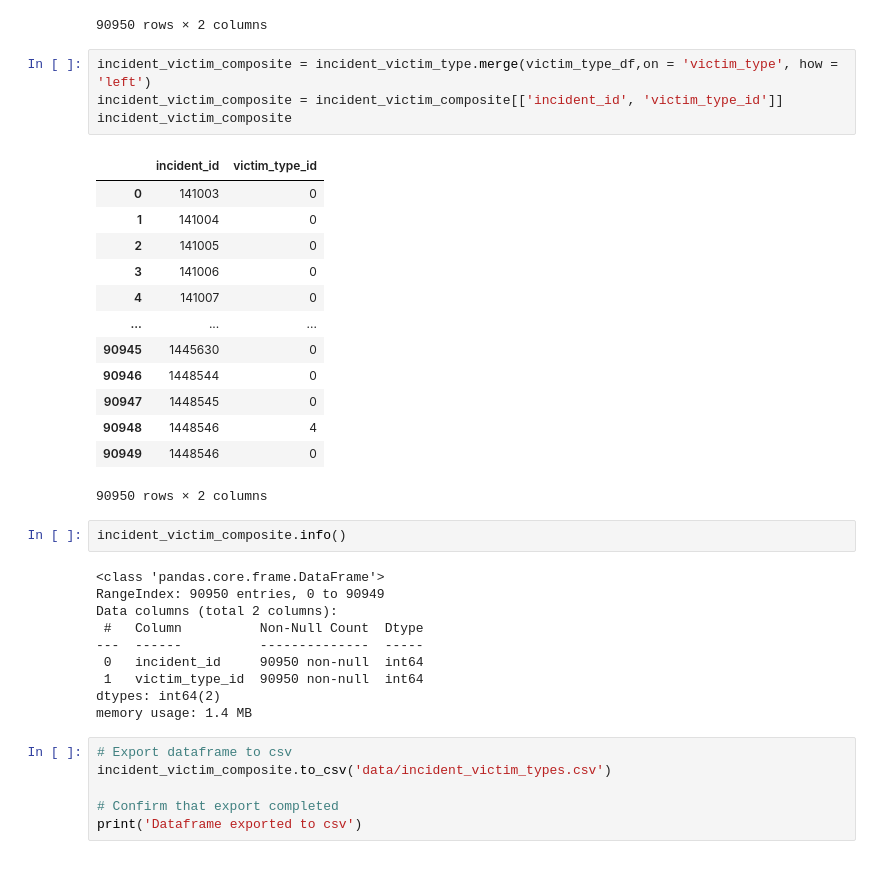
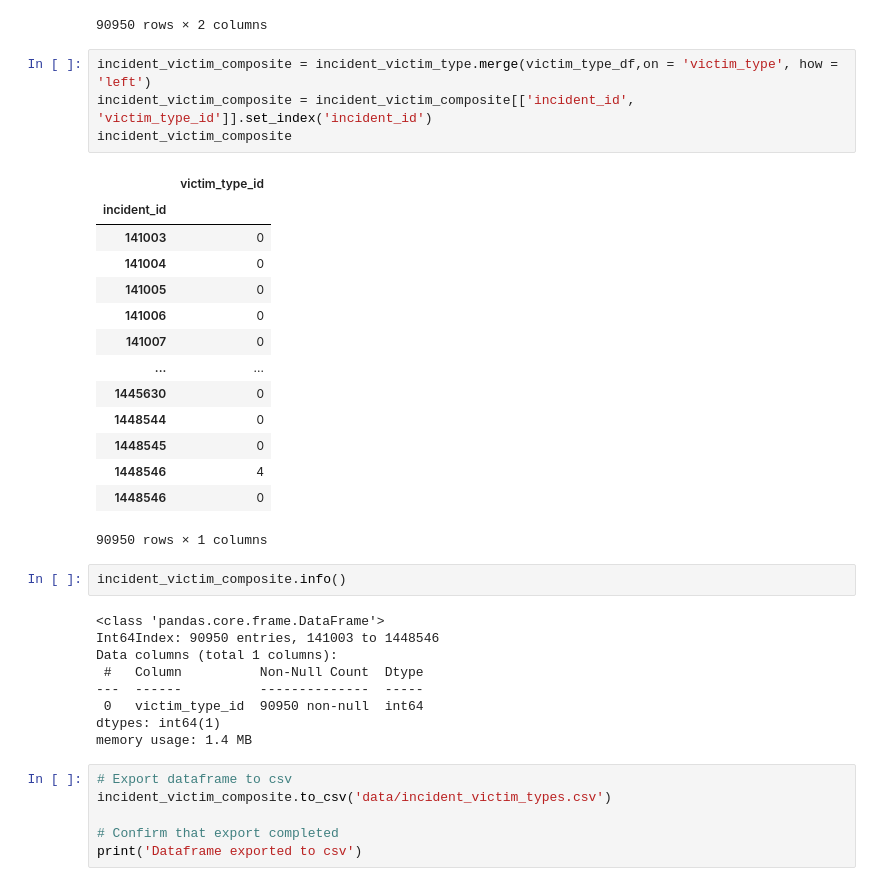
Before and after one commit to evacs/Project-3, a Jupyter notebook: etl/fbi_hate_crimes_data_matt.ipynb, the cells around one changed output. Drawn from its saved outputs; the diff is of its cells as text.

Commit message:
update incident victim types csv export

```diff
--- a/etl/fbi_hate_crimes_data_matt.ipynb
+++ b/etl/fbi_hate_crimes_data_matt.ipynb
@@ -331,33 +331,33 @@ incident_victim_type
 90950 rows × 2 columns
 # %%
 incident_victim_composite = incident_victim_type.merge(victim_type_df,on = 'victim_type', how = 'left')
-incident_victim_composite = incident_victim_composite[['incident_id', 'victim_type_id']]
+incident_victim_composite = incident_victim_composite[['incident_id', 'victim_type_id']].set_index('incident_id')
 incident_victim_composite
 # %% [output]
-|  | incident_id | victim_type_id |
-| 0 | 141003 | 0 |
-| 1 | 141004 | 0 |
-| 2 | 141005 | 0 |
-| 3 | 141006 | 0 |
-| 4 | 141007 | 0 |
-| ... | ... | ... |
-| 90945 | 1445630 | 0 |
-| 90946 | 1448544 | 0 |
-| 90947 | 1448545 | 0 |
-| 90948 | 1448546 | 4 |
-| 90949 | 1448546 | 0 |
+|  | victim_type_id |
+| incident_id |  |
+| 141003 | 0 |
+| 141004 | 0 |
+| 141005 | 0 |
+| 141006 | 0 |
+| 141007 | 0 |
+| ... | ... |
+| 1445630 | 0 |
+| 1448544 | 0 |
+| 1448545 | 0 |
+| 1448546 | 4 |
+| 1448546 | 0 |
-90950 rows × 2 columns
+90950 rows × 1 columns
 # %%
 incident_victim_composite.info()
 # %% [output]
 <class 'pandas.core.frame.DataFrame'>
-RangeIndex: 90950 entries, 0 to 90949
-Data columns (total 2 columns):
+Int64Index: 90950 entries, 141003 to 1448546
+Data columns (total 1 columns):
  #   Column          Non-Null Count  Dtype
 ---  ------          --------------  -----
- 0   incident_id     90950 non-null  int64
- 1   victim_type_id  90950 non-null  int64
-dtypes: int64(2)
+ 0   victim_type_id  90950 non-null  int64
+dtypes: int64(1)
 memory usage: 1.4 MB
 # %%
 # Export dataframe to csv
```
Also changed, not shown: parts of 1 cell of this notebook, 1 other file.
